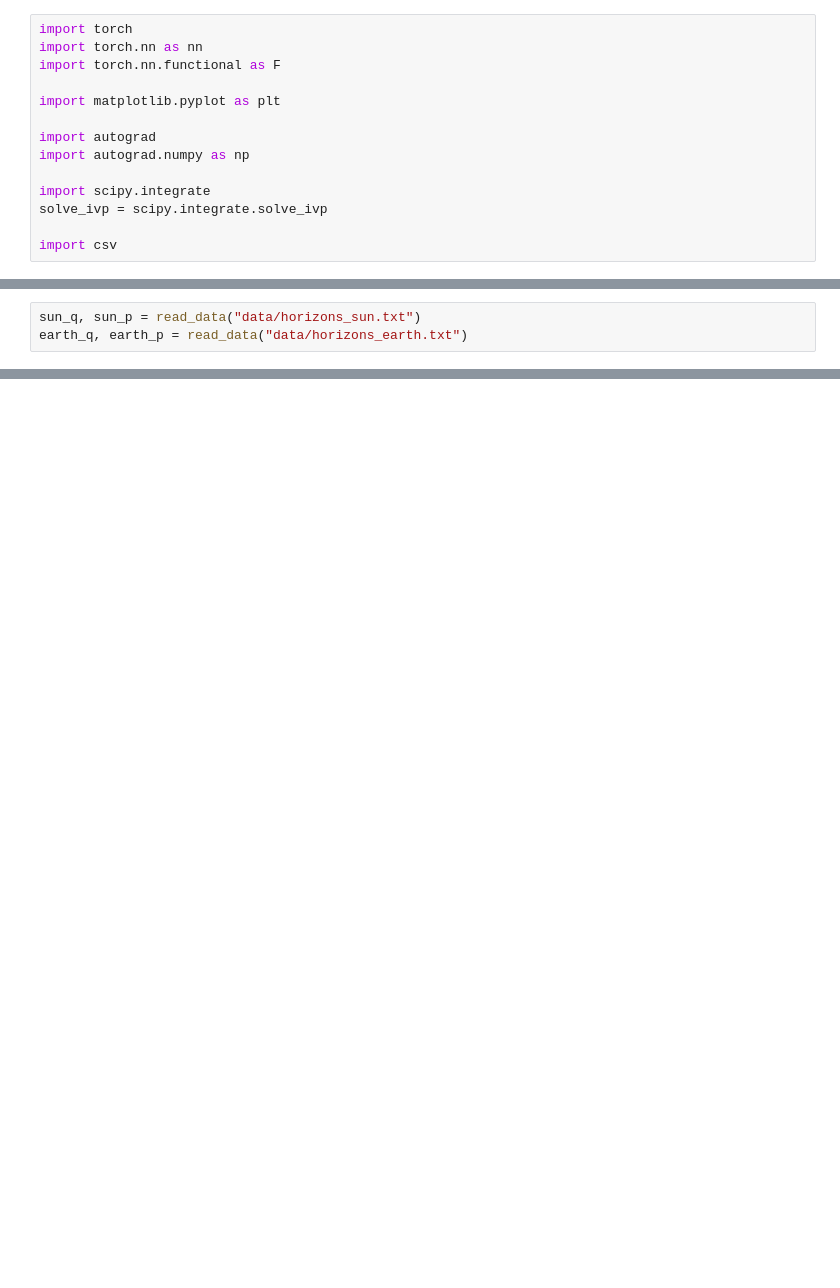
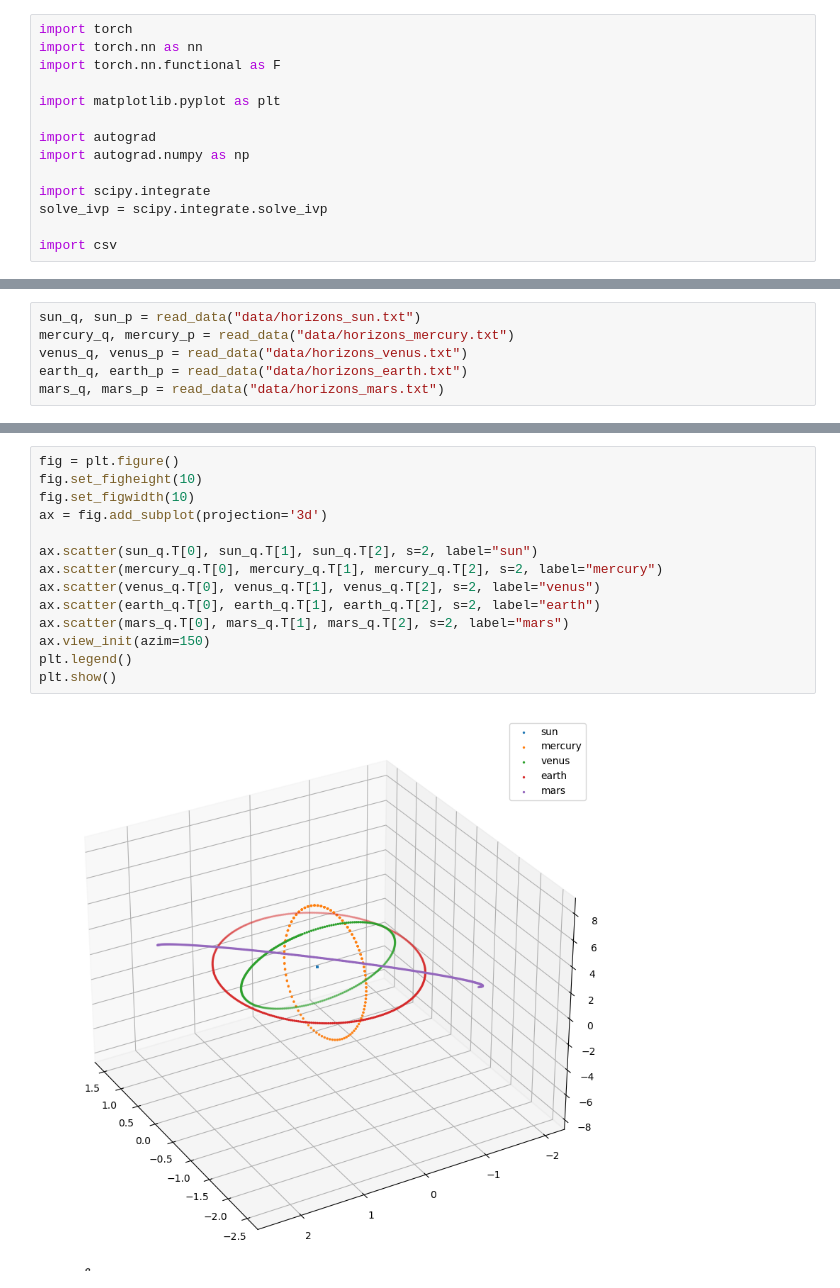
Before and after one commit to bGuenes/Scientific_ML_seminar, a Jupyter notebook: solar_hnn.ipynb, the cells around one changed output, grey strips where cells are left out. Drawn from its saved outputs; the diff is of its cells as text; blank space fills up the shorter version.

```diff
--- a/solar_hnn.ipynb
+++ b/solar_hnn.ipynb
@@ -32,3 +32,6 @@ def read_data(data_path):
 # %%
 sun_q, sun_p = read_data("data/horizons_sun.txt")
+mercury_q, mercury_p = read_data("data/horizons_mercury.txt")
+venus_q, venus_p = read_data("data/horizons_venus.txt")
 earth_q, earth_p = read_data("data/horizons_earth.txt")
+mars_q, mars_p = read_data("data/horizons_mars.txt")
@@ -56,0 +52,16 @@ plt.scatter(earth_q, earth_p)
+# %%
+fig = plt.figure()
+fig.set_figheight(10)
+fig.set_figwidth(10)
+ax = fig.add_subplot(projection='3d')
+
+ax.scatter(sun_q.T[0], sun_q.T[1], sun_q.T[2], s=2, label="sun")
+ax.scatter(mercury_q.T[0], mercury_q.T[1], mercury_q.T[2], s=2, label="mercury")
+ax.scatter(venus_q.T[0], venus_q.T[1], venus_q.T[2], s=2, label="venus")
+ax.scatter(earth_q.T[0], earth_q.T[1], earth_q.T[2], s=2, label="earth")
+ax.scatter(mars_q.T[0], mars_q.T[1], mars_q.T[2], s=2, label="mars")
+ax.view_init(azim=150)
+plt.legend()
+plt.show()
+# %% [output]
+[figure, added]
```
Also changed, not shown: parts of 5 cells of this notebook, 11 other files.
